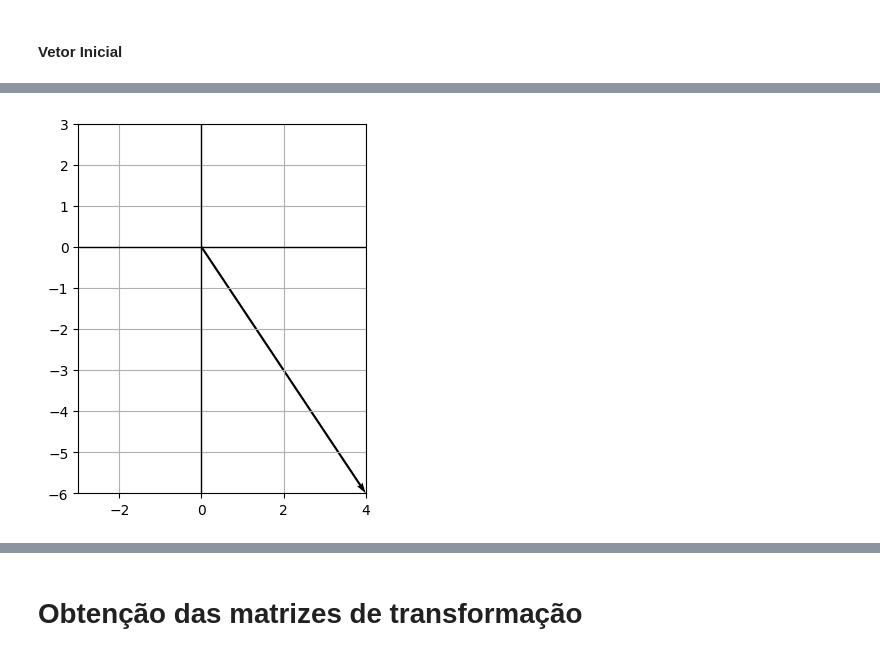
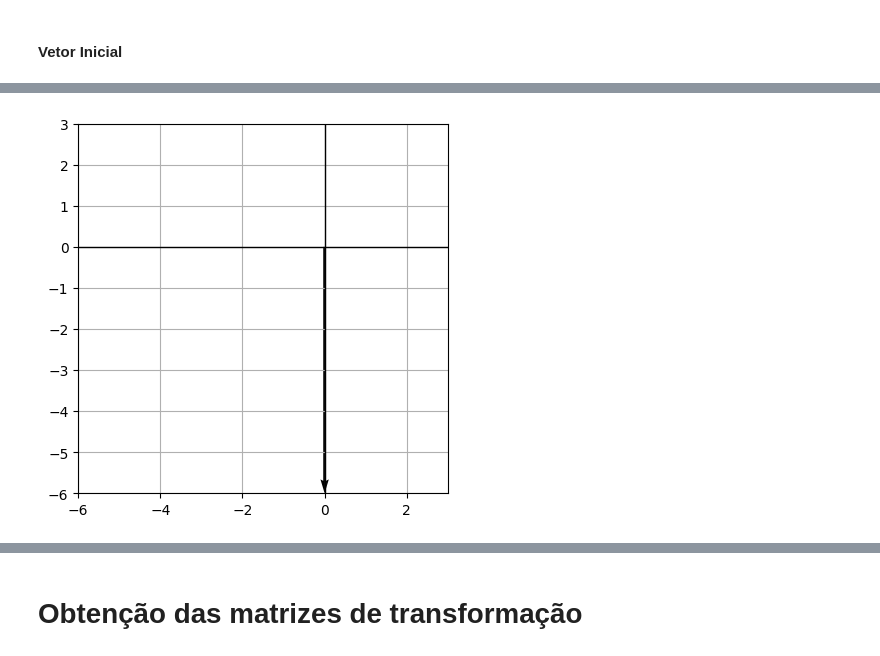
Before and after one commit to MurilloFig/Matem-tica-Computacional, a Jupyter notebook: Atividade0.ipynb, the cells around one changed output, grey strips where cells are left out. Drawn from its saved outputs; the diff is of its cells as text; code cells hidden in the pictures.

```diff
--- a/Atividade0.ipynb
+++ b/Atividade0.ipynb
@@ -35,12 +56,12 @@ Após ter ume vetor arbitrário escolhido foi realizada a rotação do mesmo em
 # %%
 import matplotlib.pyplot as plt
 
-plt.quiver(0,0,4,-6,scale=1,scale_units='xy',angles='xy')
-plt.xlim(-3,4)
+plt.quiver(0,0,0,-6,scale=1,scale_units='xy',angles='xy')
+plt.xlim(-6,3)
 plt.ylim(-6,3)
 plt.grid(True)
 plt.axhline(0,color='black',linewidth=1)
 plt.axvline(0,color='black',linewidth=1)
 plt.gca().set_aspect('equal', adjustable='box')
 # %% [output]
-[figure, old version]
+[figure, new version]
```
Also changed, not shown: parts of 23 cells of this notebook, 1 other file.
